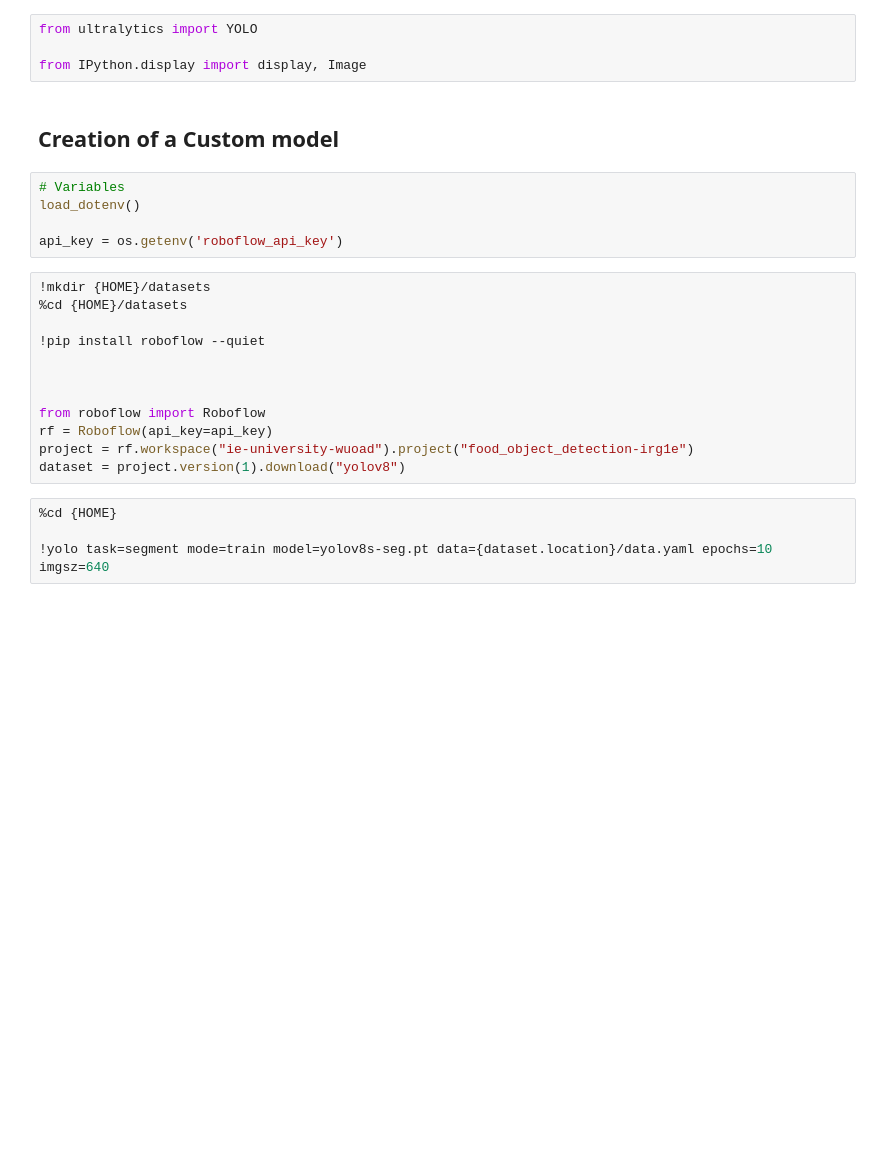
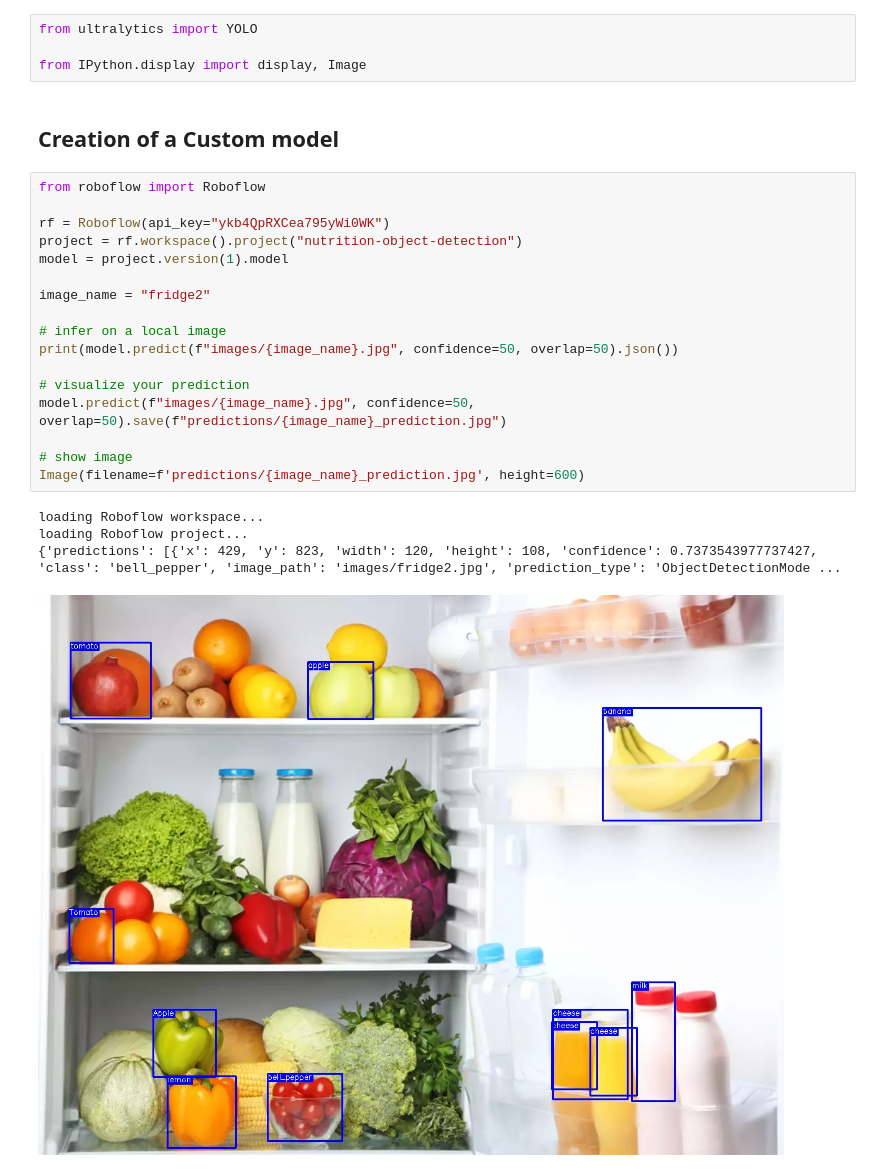
Before and after one commit to Niccoborg22/virtual-nutritionist-bot, a Jupyter notebook: food_Vision/yolov8_model.ipynb, the cells around one changed output. Saved outputs shown, nothing was run; the diff lists cells and outputs as text; blank space fills up the shorter version.

Commit message:
Computer Vision Model

```diff
--- a/food_Vision/yolov8_model.ipynb
+++ b/food_Vision/yolov8_model.ipynb
@@ -22,24 +29,25 @@ from ultralytics import YOLO
 from IPython.display import display, Image
 # %% [markdown]
 ## Creation of a Custom model
-# %%
-# Variables
-load_dotenv()
-
-api_key = os.getenv('roboflow_api_key')
-# %%
-!mkdir {HOME}/datasets
-%cd {HOME}/datasets
-
-!pip install roboflow --quiet
-
-
-
-from roboflow import Roboflow
-rf = Roboflow(api_key=api_key)
-project = rf.workspace("ie-university-wuoad").project("food_object_detection-irg1e")
-dataset = project.version(1).download("yolov8")
-# %%
-%cd {HOME}
-
-!yolo task=segment mode=train model=yolov8s-seg.pt data={dataset.location}/data.yaml epochs=10 imgsz=640
+# %%
+from roboflow import Roboflow
+
+rf = Roboflow(api_key="ykb4QpRXCea795yWi0WK")
+project = rf.workspace().project("nutrition-object-detection")
+model = project.version(1).model
+
+image_name = "fridge2"
+
+# infer on a local image
+print(model.predict(f"images/{image_name}.jpg", confidence=50, overlap=50).json())
+
+# visualize your prediction
+model.predict(f"images/{image_name}.jpg", confidence=50, overlap=50).save(f"predictions/{image_name}_prediction.jpg")
+
+# show image
+Image(filename=f'predictions/{image_name}_prediction.jpg', height=600)
+# %% [output]
+loading Roboflow workspace...
+loading Roboflow project...
+{'predictions': [{'x': 429, 'y': 823, 'width': 120, 'height': 108, 'confidence': 0.7373543977737427, 'class': 'bell_pepper', 'image_path': 'images/fridge2.jpg', 'prediction_type': 'ObjectDetectionMode ...
+[figure, added]
```
Also changed, not shown: parts of 3 cells of this notebook, 4 other files.
